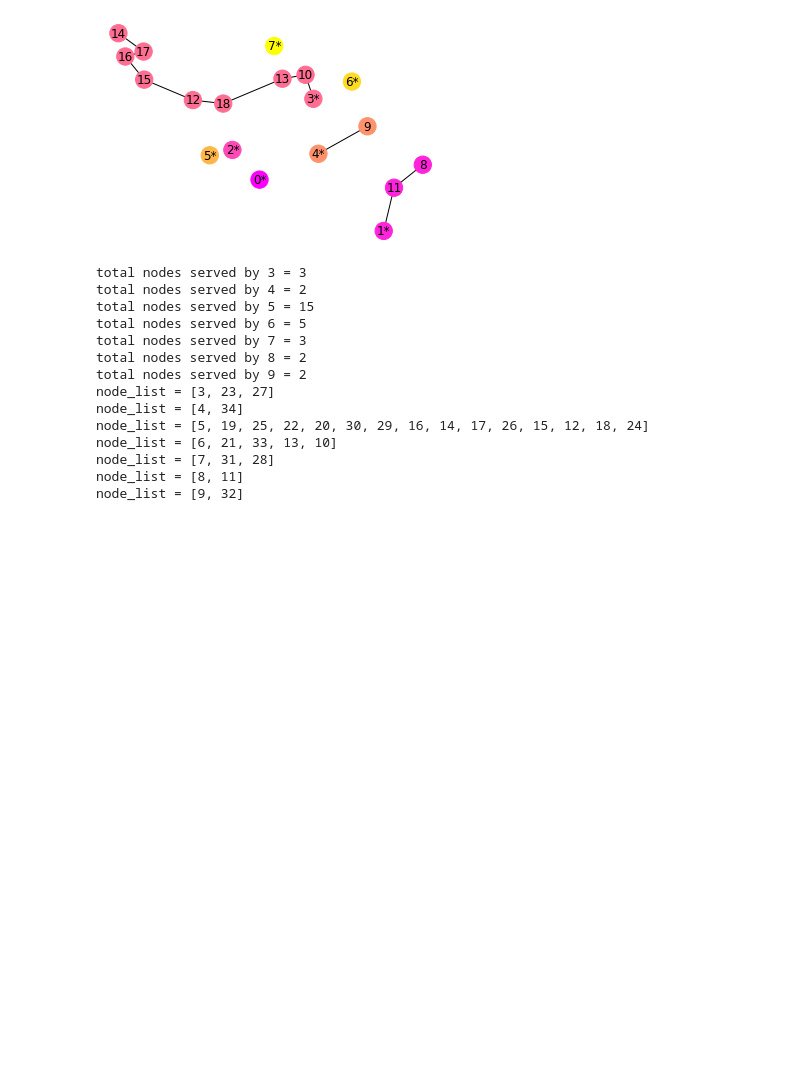
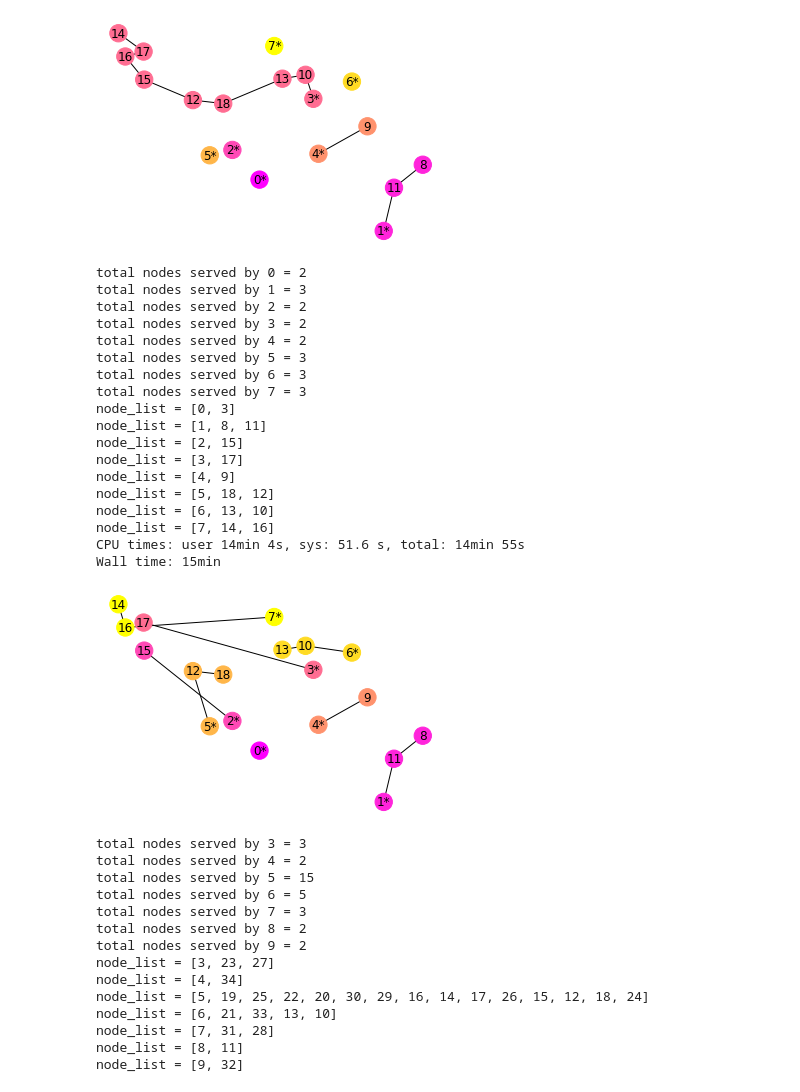
Before and after one commit to pabloazurduy/vrp-example, a Jupyter notebook: vrp.ipynb, the cells around one changed output. Cells and saved outputs as stored; diff of their text form; code cells hidden in the pictures; blank space fills up the shorter version.

```diff
--- a/vrp.ipynb
+++ b/vrp.ipynb
@@ -341,6 +428,37 @@ node_list = [4, 9]
 CPU times: user 8.53 s, sys: 1.02 s, total: 9.55 s
 Wall time: 9.48 s
 [figure]
+# %%
+%%time
+# generate a instance
+n_trucks = 4
+n_nodes = 15
+vrp_instance = VRPInstance.generate_random_xy_instance(n_nodes = n_nodes+n_trucks,
+                                                       n_trucks= 8,
+                                                       starting_nodes='default')
+
+x, y, u, model  = find_optimal_solution(vrp_instance, objective_function='min_last_attended')
+vrp_instance.plot_solution(x, y, file_name = 'min_last_attended.png')
+# %% [output]
+total nodes served by 0 = 2
+total nodes served by 1 = 3
+total nodes served by 2 = 2
+total nodes served by 3 = 2
+total nodes served by 4 = 2
+total nodes served by 5 = 3
+total nodes served by 6 = 3
+total nodes served by 7 = 3
+node_list = [0, 3]
+node_list = [1, 8, 11]
+node_list = [2, 15]
+node_list = [3, 17]
+node_list = [4, 9]
+node_list = [5, 18, 12]
+node_list = [6, 13, 10]
+node_list = [7, 14, 16]
+CPU times: user 14min 4s, sys: 51.6 s, total: 14min 55s
+Wall time: 15min
+[figure, added]
 # %%
 %%time
 # generate a instance
```
Also changed, not shown: parts of 7 cells of this notebook.
